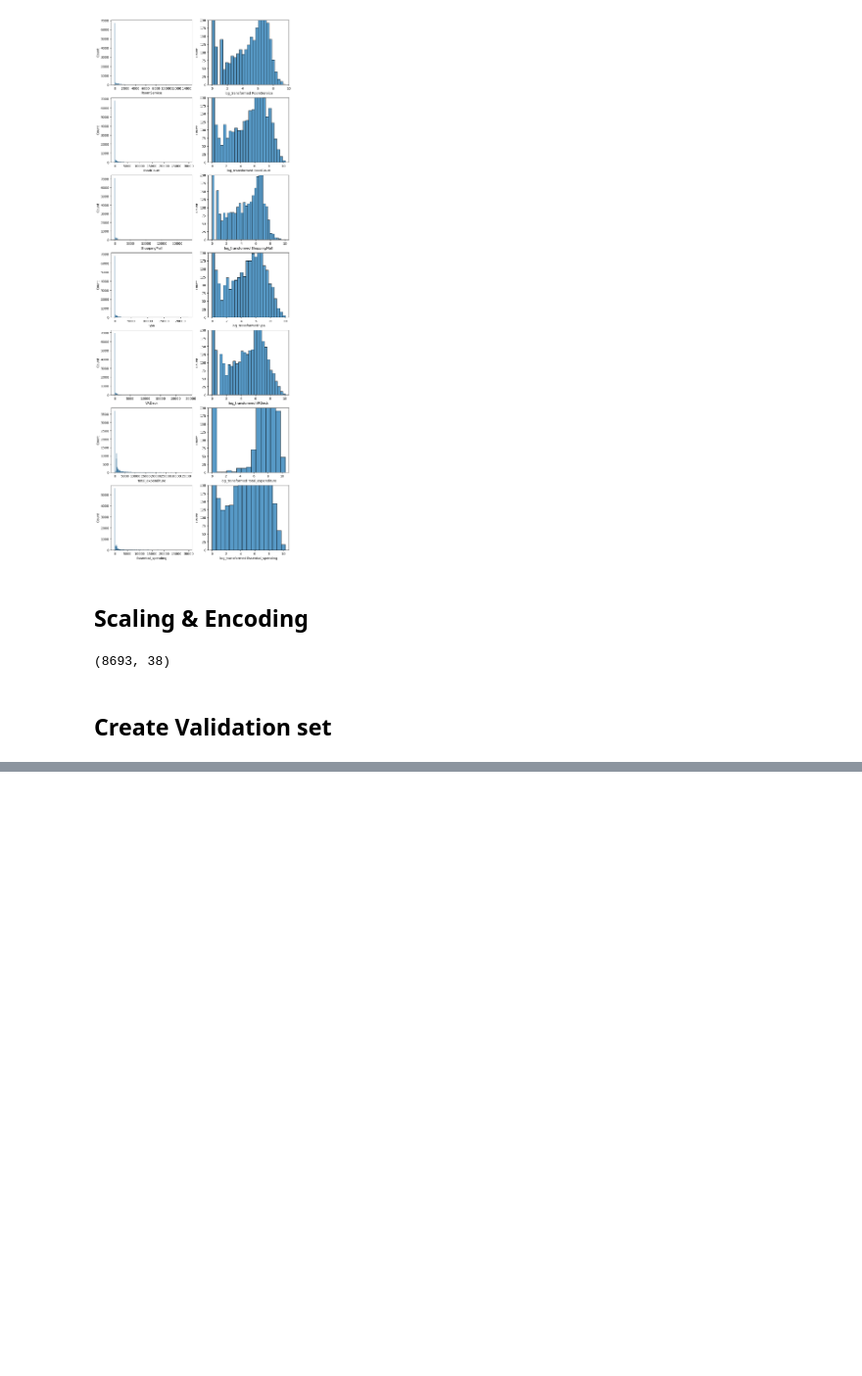
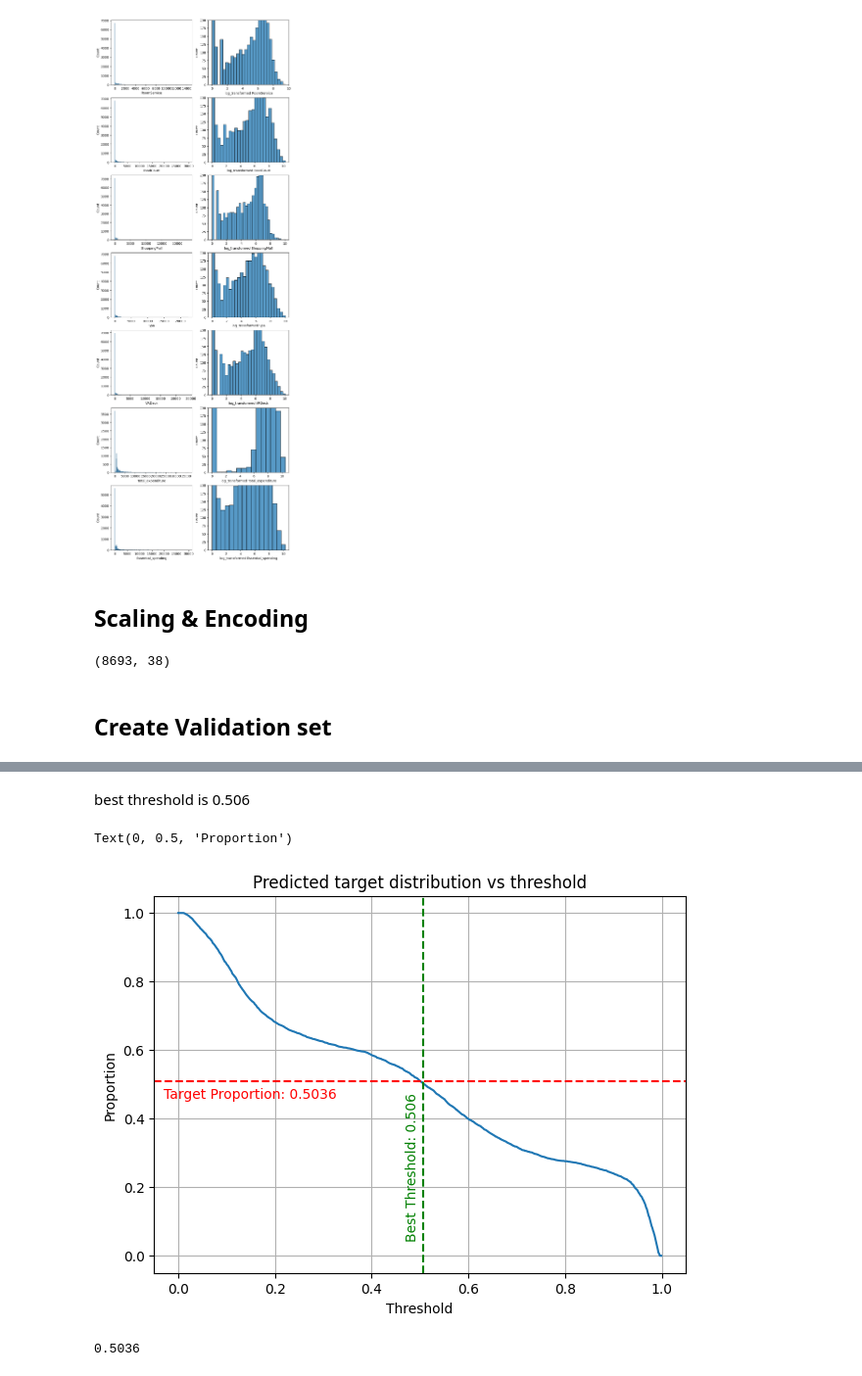
Before and after one commit to bina02/kaggle-Spaceship-titanic, a Jupyter notebook: main.ipynb, the cells around one changed output, grey strips where cells are left out. Shown at 98% size. Drawn from its saved outputs; the diff is of its cells as text; code cells hidden in the pictures; blank space fills up the shorter version.

```diff
--- a/main.ipynb
+++ b/main.ipynb
@@ -1323,0 +1620,22 @@ X_train, X_val, y_train, y_val = train_test_split(X_train, y_train, stratify=y_t
+# %% [markdown]
+best threshold is 0.506
+# %%
+fig = plt.figure(figsize=(7,5))
+plt.plot(thresholds, ratios)
+
+plt.grid(True)
+plt.axhline(model_ratio, color='r', linestyle='--')
+plt.axvline(best_threshold, color='g', linestyle='--')
+plt.text(0.47, 0.05, 'Best Threshold: 0.506', color='g', rotation=90)
+plt.text(-0.03, 0.46, 'Target Proportion: 0.5036', color='r')
+plt.title('Predicted target distribution vs threshold')
+plt.xlabel('Threshold')
+plt.ylabel('Proportion')
+# %% [output]
+Text(0, 0.5, 'Proportion')
+[figure, added]
+# %%
+preds_tuned = (preds > best_threshold).astype(int)
+print(np.round(preds_tuned.mean(),4))
+# %% [output]
+0.5036
```
Also changed, not shown: parts of 43 cells of this notebook, 4 other files.
